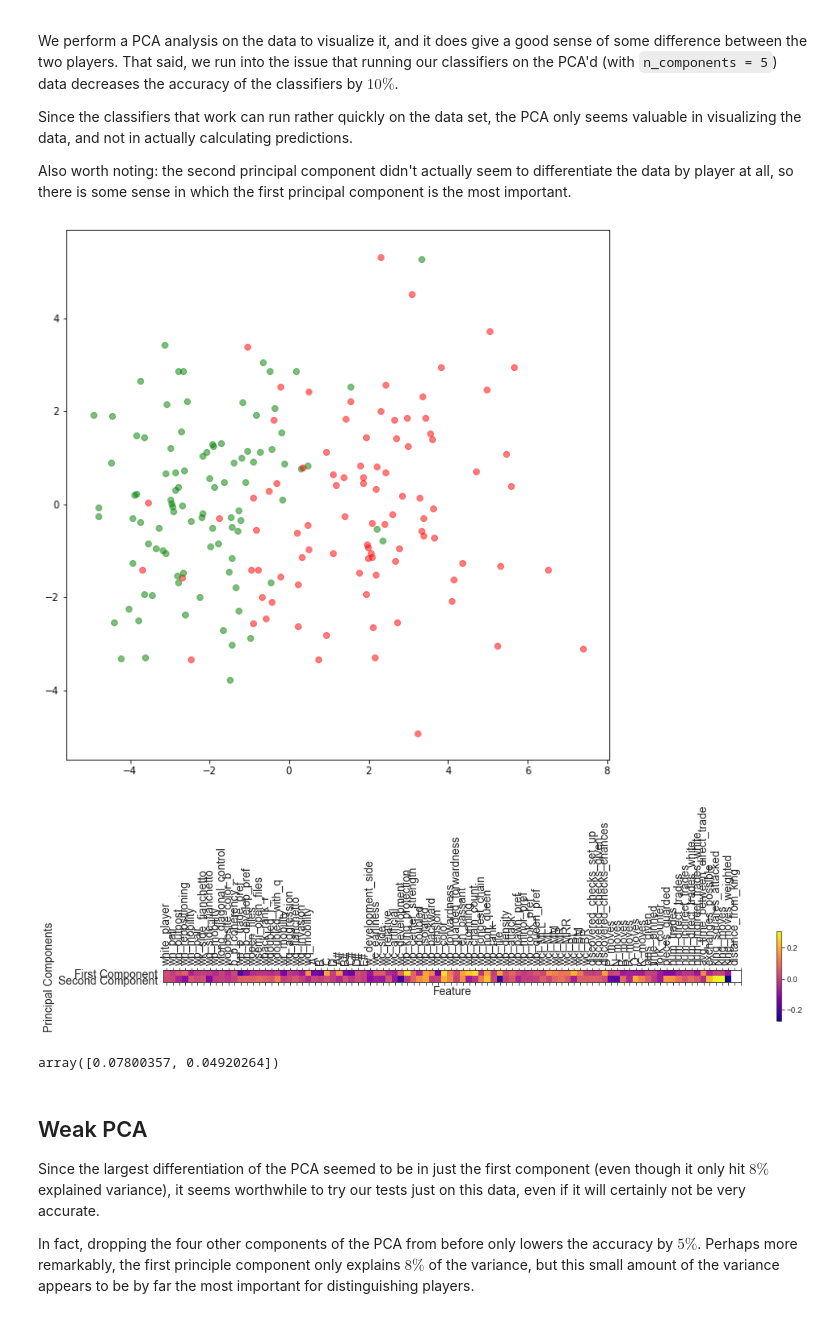
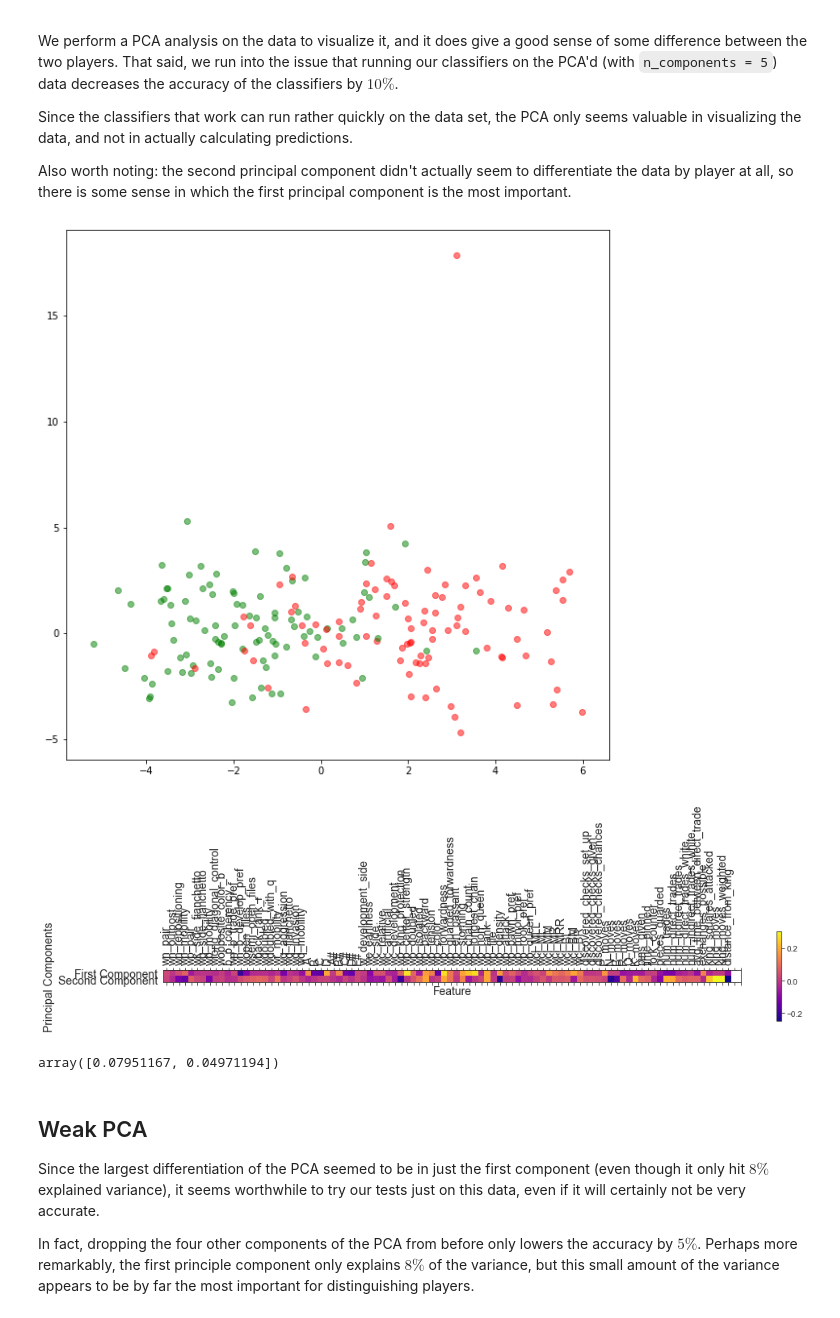
Before and after one commit to Daniel-Packer/data_science, a Jupyter notebook: chess_predictor/Non-Pro Analysis.ipynb, the cells around one changed output. Drawn from its saved outputs; the diff is of its cells as text; code cells hidden in the pictures.

```diff
--- a/chess_predictor/Non-Pro Analysis.ipynb
+++ b/chess_predictor/Non-Pro Analysis.ipynb
@@ -48,7 +48,7 @@ X_train_unscaled, X_test_unscaled, y_train, y_test = train_test_split(X, one_zer
 ## Scale the data by the training sample:
 
 scaler = StandardScaler()
-scaler.fit(X_train)
+scaler.fit(X_train_unscaled)
 X_test = scaler.transform(X_test_unscaled)
 X_train = scaler.transform(X_train_unscaled)
 # %%
@@ -93,34 +93,34 @@ def plot_by_white_player(X,y):
 plot_by_white_player(X_test_pca, y_test)
 plt.show()
 # %% [output]
-[figure, old version]
+[figure, new version]
 # %%
 # We can visualize with a heatmap
 
 sns.set_style("white")
 plt.matshow(pca.components_, cmap = 'plasma')
 
 plt.yticks([0,1], ["First Component", "Second Component"],
           fontsize = 14)
 
 plt.colorbar()
 
 plt.xticks(range(94),
-          [df.columns[i] for i in range(1,94)], rotation = 90,
+          [df.columns[i] for i in range(2,94)], rotation = 90,
           fontsize = 14)
 
 plt.xlabel("Feature", fontsize = 14)
 plt.ylabel("Principal Components", fontsize = 14)
 
 plt.show()
 # %% [output]
-[figure, old version]
+[figure, new version]
 # %%
 ## In spite of its predictive power, the PCA is still 'weak' in how much of the variance it predicts
 
 pca.explained_variance_ratio_
 # %% [output]
-array([0.07800357, 0.04920264])
+array([0.07951167, 0.04971194])
 # %% [markdown]
 ## Weak PCA
 
```
Also changed, not shown: parts of 1 cell of this notebook, 18 other files.
